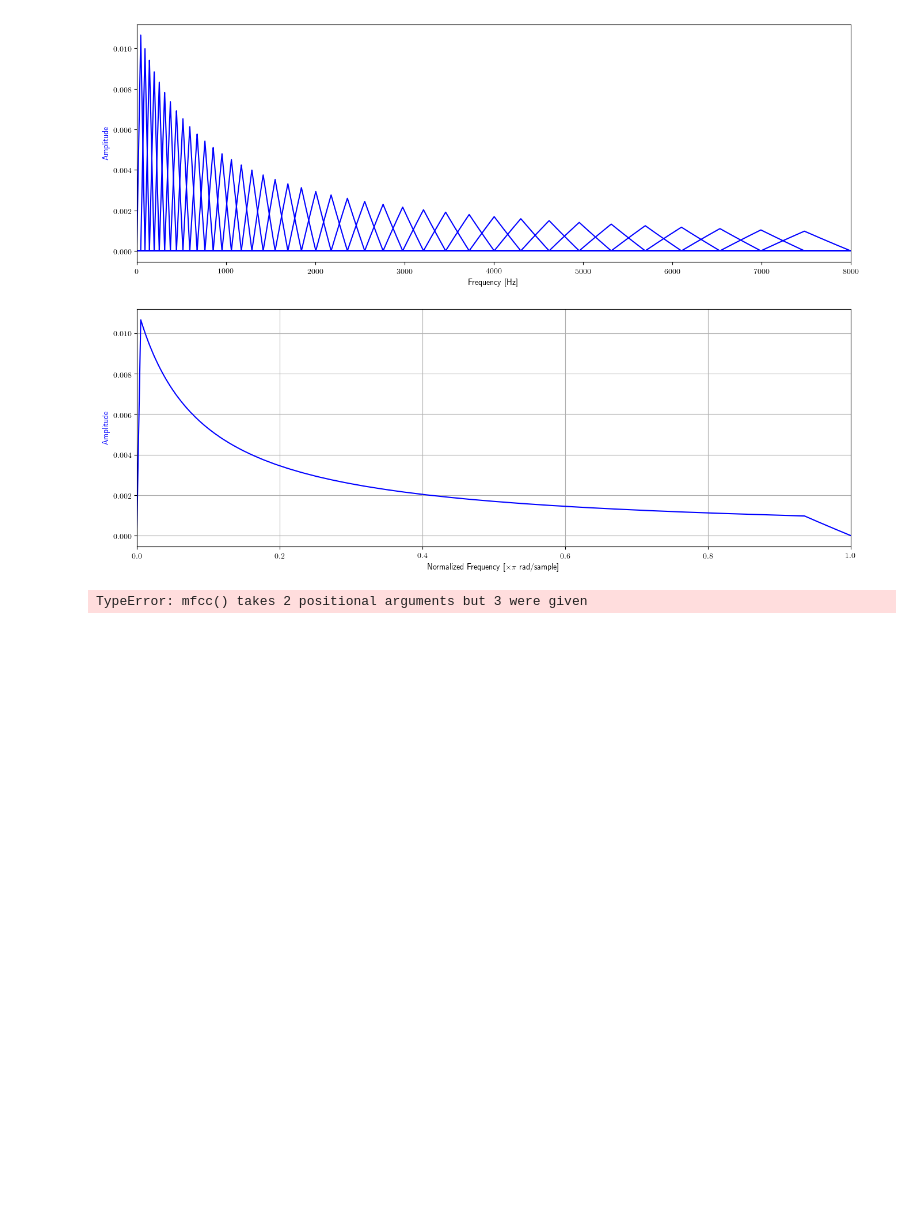
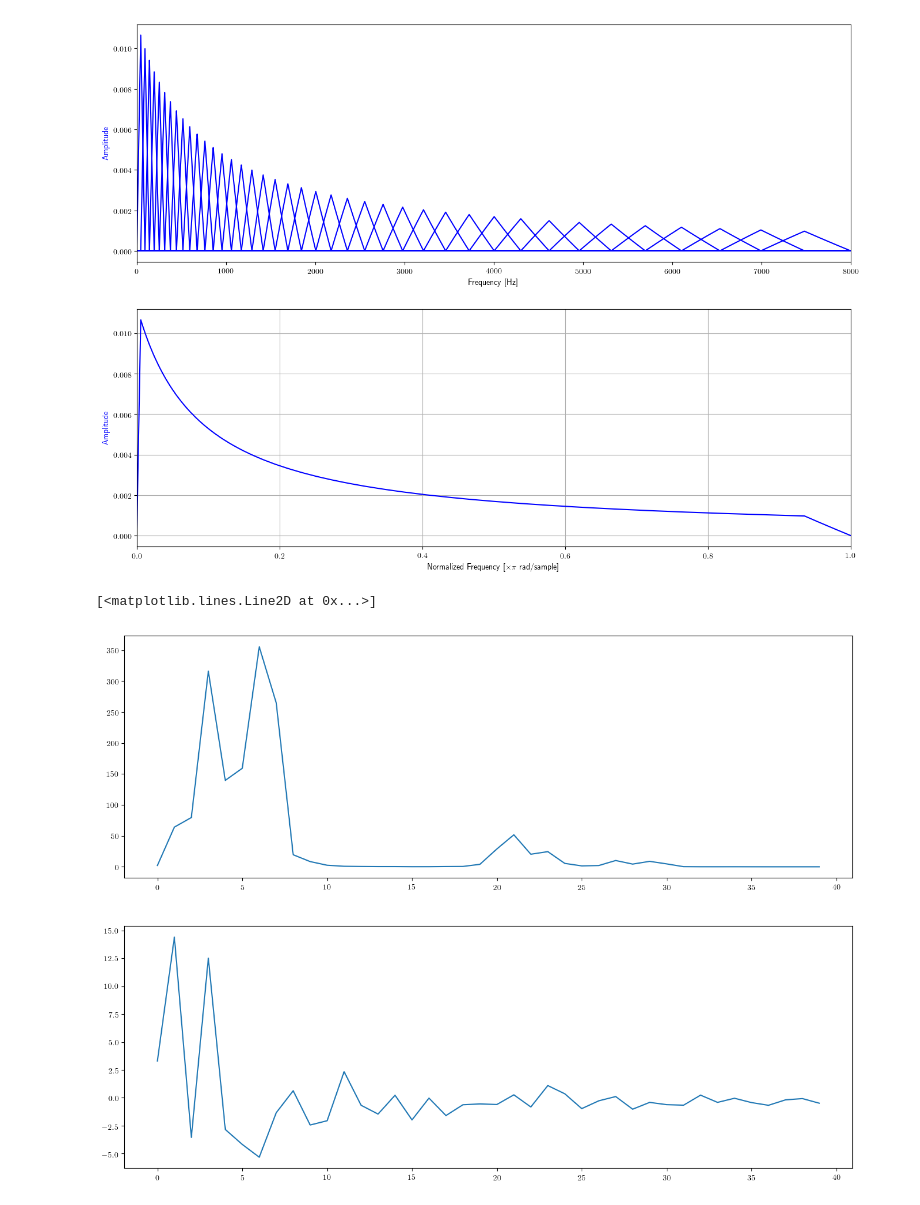
Before and after one commit to raymondxyy/pyaudlib, a Jupyter notebook: egs/dsp/MelFilterbank.ipynb, the cells around one changed output. Saved outputs shown, nothing was run; the diff lists cells and outputs as text; code cells hidden in the pictures; blank space fills up the shorter version.

```diff
--- a/egs/dsp/MelFilterbank.ipynb
+++ b/egs/dsp/MelFilterbank.ipynb
@@ -32,23 +32,25 @@ magresp(ww[:nyquist], total, ax2, units=('rad', 'mag'))
 # %%
 # Visualize MFCC
 
 from audlib.io.audio import audioread
 from audlib.plot import cepline
 
 sig, sr = audioread('../../samples/welcome16k.wav')
 nstart = int(sr*0.534)  # Rich Stern uttering 'ee' of 'D'.
 nfft = 512
 dee = sig[nstart:nstart+nfft]
+powerspec_dee = np.abs(rfft(dee))**2
 melbank = MelFreq(sr, nfft, 40, unity=True)
 ndct = 20
-melspec_dee = melbank.melspec(dee)
-mfcc_dee = melbank.mfcc(dee, ndct)
+melspec_dee = melbank.melspec(powerspec_dee)
+mfcc_dee = melbank.mfcc(powerspec_dee)
 #import ipdb; ipdb.set_trace()
 #cepline(np.arange(ndct), mfcc_dee, ax1)
 fig = plt.figure(figsize=(16, 12), dpi=100)
 ax1 = fig.add_subplot(211)
 ax1.plot(melspec_dee)
 ax2 = fig.add_subplot(212)
 ax2.plot(mfcc_dee)
 # %% [output]
-TypeError: mfcc() takes 2 positional arguments but 3 were given
+[<matplotlib.lines.Line2D at 0x...>]
+[figure, added]
```
Also changed, not shown: 30 other files.
